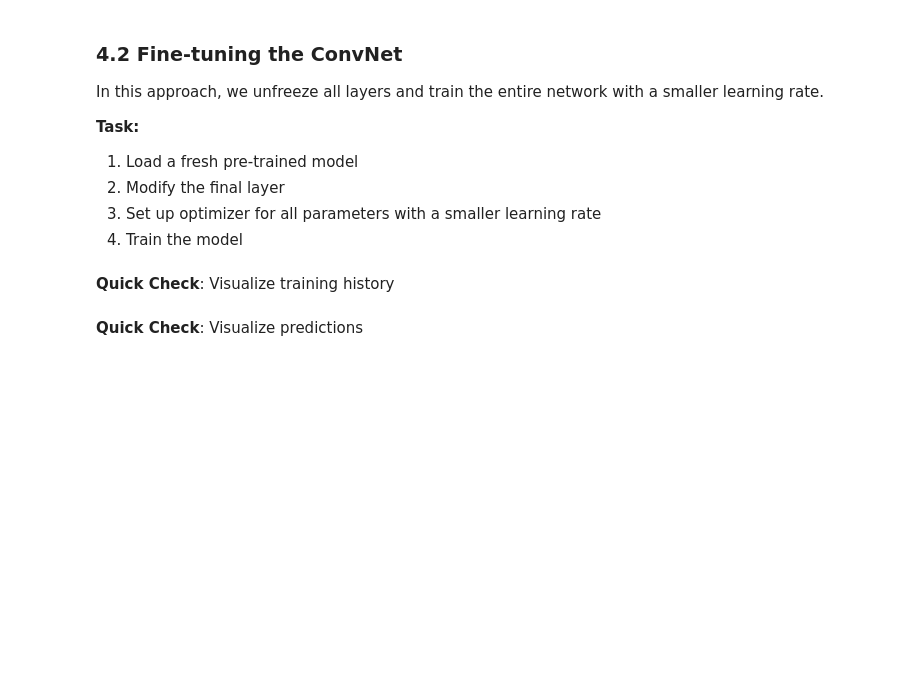
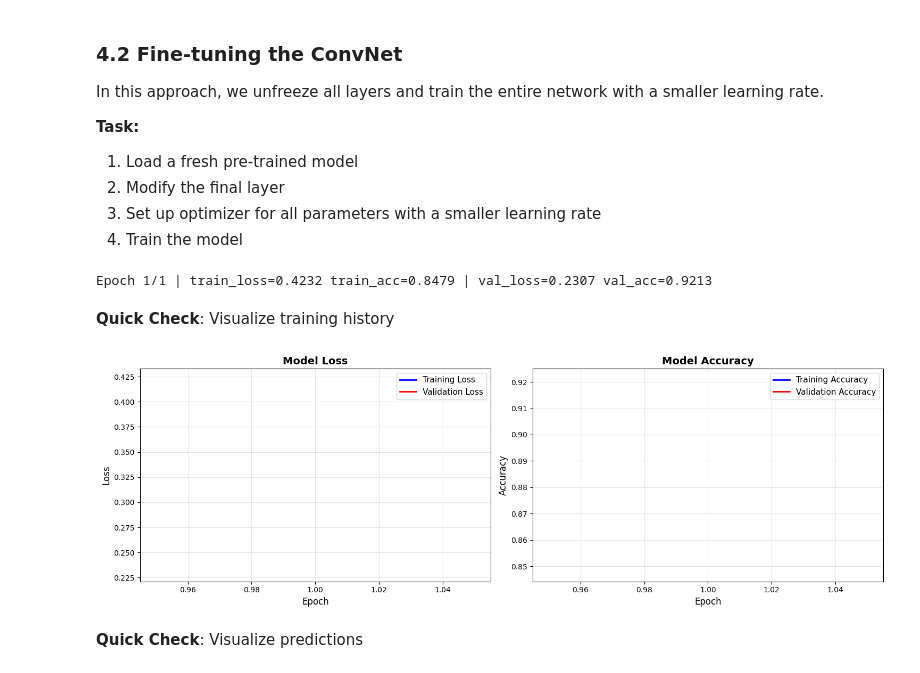
Before and after one commit to Ref4al/BWeek1, a Jupyter notebook: WeeklyProject_(1).ipynb, the cells around one changed output. Cells and saved outputs as stored; diff of their text form; code cells hidden in the pictures; blank space fills up the shorter version.

```diff
--- a/WeeklyProject_(1).ipynb
+++ b/WeeklyProject_(1).ipynb
@@ -403,5 +403,16 @@ In this approach, we unfreeze all layers and train the entire network with a sma
 2. Modify the final layer
 3. Set up optimizer for all parameters with a smaller learning rate
 4. Train the model
+# %%
+# YOUR CODE HERE
+from torchvision import models
+import torch.nn as nn
+import torch
+
+num_classes = len(train_dataset.classes)
+
+model_ft = models.resnet18(weights=models.ResNet18_Weights.DEFAULT)
+model_ft.fc = nn.Linear(model_ft.fc.in_features, num_classes)
+model_ft = model_ft.to(device)
 # %%
 # YOUR CODE HERE
@@ -414,8 +421,24 @@ In this approach, we unfreeze all layers and train the entire network with a sma
+# %%
+# YOUR CODE HERE
+loss_fn_ft = nn.CrossEntropyLoss()
+opt_ft = torch.optim.Adam(model_ft.parameters(), lr=1e-4)
+# %%
+# YOUR CODE HERE
+history_ft = train_model(model_ft, train_loader, test_loader, loss_fn_ft, opt_ft, device, epochs=1)
+# %% [output]
+Epoch 1/1 | train_loss=0.4232 train_acc=0.8479 | val_loss=0.2307 val_acc=0.9213
 # %% [markdown]
 **Quick Check**: Visualize training history
 # %%
 # helper_utils.visualize_training_history(history_ft)
 # plt.show()
+import helper_utils
+import matplotlib.pyplot as plt
+
+helper_utils.visualize_training_history(history_ft)
+plt.show()
+# %% [output]
+[figure, added]
 # %% [markdown]
 **Quick Check**: Visualize predictions
 # %%
```
Also changed, not shown: parts of 5 cells of this notebook.
